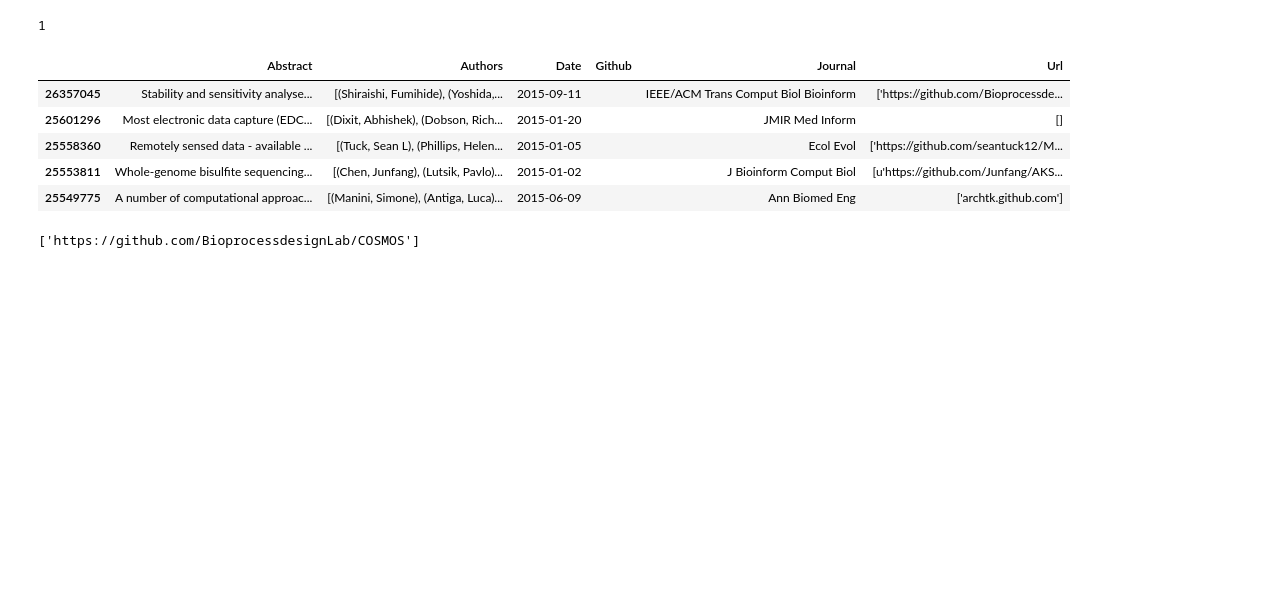
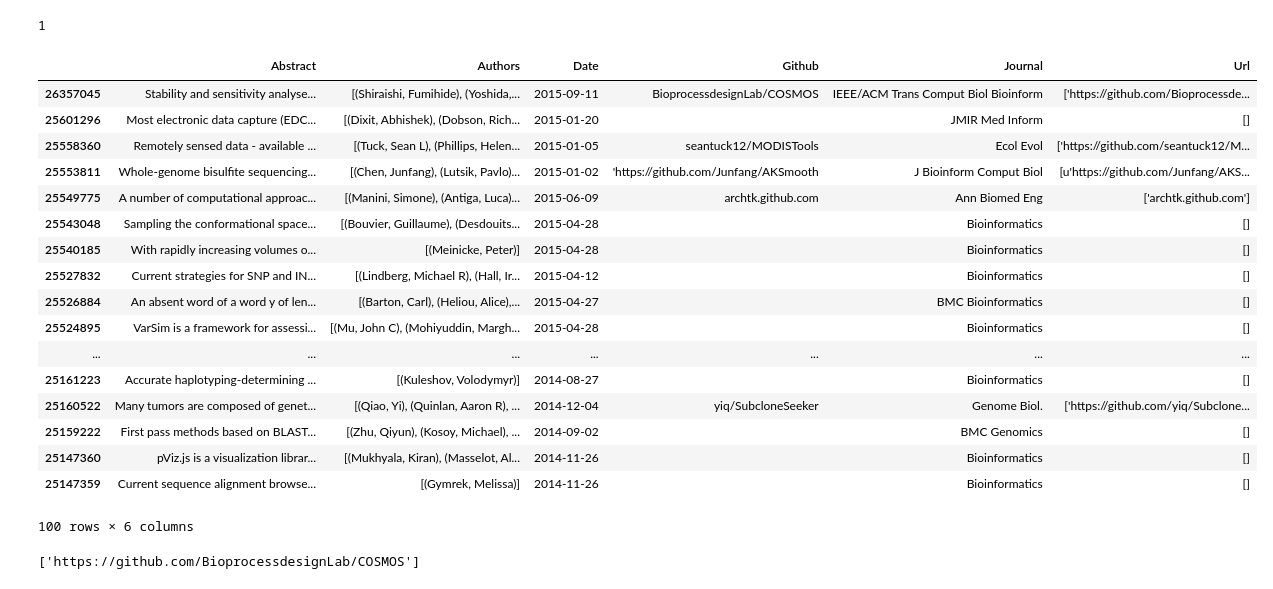
Before and after one commit to kescobo/gender-comp-bio, a Jupyter notebook: src/find_github_repo.ipynb, the cells around one changed output. Drawn from its saved outputs; the diff is of its cells as text; code cells hidden in the pictures; blank space fills up the shorter version.

Commit message:
extracting github project works for all urls of the form https://github.com/project_name

```diff
--- a/src/find_github_repo.ipynb
+++ b/src/find_github_repo.ipynb
@@ -111,9 +111,15 @@ for i in range(0,(len(df.index)-1)):
     abstract = df.iat[i,0]
     try:
         github_url = str(re.findall(github_url_regex, abstract))
-        urlparse(github_url)
-        github_project =
         df.iat[i,5] = github_url
+
+        github_project = urlparse(github_url[2:-2]).path
+
+        if github_project.startswith("/"):
+            github_project = github_project[1:]
+
+
+        df.iat[i,3] = github_project
 
     except:
         except_no = except_no + 1
@@ -125,14 +131,26 @@ print except_no
 # %% [output]
 1
 # %%
-df.head()
+df.head(100)
 # %% [output]
 |  | Abstract | Authors | Date | Github | Journal | Url |
-| 26357045 | Stability and sensitivity analyse... | [(Shiraishi, Fumihide), (Yoshida,... | 2015-09-11 |  | IEEE/ACM Trans Comput Biol Bioinform | ['https://github.com/Bioprocessde... |
+| 26357045 | Stability and sensitivity analyse... | [(Shiraishi, Fumihide), (Yoshida,... | 2015-09-11 | BioprocessdesignLab/COSMOS | IEEE/ACM Trans Comput Biol Bioinform | ['https://github.com/Bioprocessde... |
 | 25601296 | Most electronic data capture (EDC... | [(Dixit, Abhishek), (Dobson, Rich... | 2015-01-20 |  | JMIR Med Inform | [] |
-| 25558360 | Remotely sensed data - available ... | [(Tuck, Sean L), (Phillips, Helen... | 2015-01-05 |  | Ecol Evol | ['https://github.com/seantuck12/M... |
-| 25553811 | Whole-genome bisulfite sequencing... | [(Chen, Junfang), (Lutsik, Pavlo)... | 2015-01-02 |  | J Bioinform Comput Biol | [u'https://github.com/Junfang/AKS... |
-| 25549775 | A number of computational approac... | [(Manini, Simone), (Antiga, Luca)... | 2015-06-09 |  | Ann Biomed Eng | ['archtk.github.com'] |
+| 25558360 | Remotely sensed data - available ... | [(Tuck, Sean L), (Phillips, Helen... | 2015-01-05 | seantuck12/MODISTools | Ecol Evol | ['https://github.com/seantuck12/M... |
+| 25553811 | Whole-genome bisulfite sequencing... | [(Chen, Junfang), (Lutsik, Pavlo)... | 2015-01-02 | 'https://github.com/Junfang/AKSmooth | J Bioinform Comput Biol | [u'https://github.com/Junfang/AKS... |
+| 25549775 | A number of computational approac... | [(Manini, Simone), (Antiga, Luca)... | 2015-06-09 | archtk.github.com | Ann Biomed Eng | ['archtk.github.com'] |
+| 25543048 | Sampling the conformational space... | [(Bouvier, Guillaume), (Desdouits... | 2015-04-28 |  | Bioinformatics | [] |
+| 25540185 | With rapidly increasing volumes o... | [(Meinicke, Peter)] | 2015-04-28 |  | Bioinformatics | [] |
+| 25527832 | Current strategies for SNP and IN... | [(Lindberg, Michael R), (Hall, Ir... | 2015-04-12 |  | Bioinformatics | [] |
+| 25526884 | An absent word of a word y of len... | [(Barton, Carl), (Heliou, Alice),... | 2015-04-27 |  | BMC Bioinformatics | [] |
+| 25524895 | VarSim is a framework for assessi... | [(Mu, John C), (Mohiyuddin, Margh... | 2015-04-28 |  | Bioinformatics | [] |
+| ... | ... | ... | ... | ... | ... | ... |
+| 25161223 | Accurate haplotyping-determining ... | [(Kuleshov, Volodymyr)] | 2014-08-27 |  | Bioinformatics | [] |
+| 25160522 | Many tumors are composed of genet... | [(Qiao, Yi), (Quinlan, Aaron R), ... | 2014-12-04 | yiq/SubcloneSeeker | Genome Biol. | ['https://github.com/yiq/Subclone... |
+| 25159222 | First pass methods based on BLAST... | [(Zhu, Qiyun), (Kosoy, Michael), ... | 2014-09-02 |  | BMC Genomics | [] |
+| 25147360 | pViz.js is a visualization librar... | [(Mukhyala, Kiran), (Masselot, Al... | 2014-11-26 |  | Bioinformatics | [] |
+| 25147359 | Current sequence alignment browse... | [(Gymrek, Melissa)] | 2014-11-26 |  | Bioinformatics | [] |
+100 rows × 6 columns
 # %%
 test = str(df.iat[0,5])
 print test
```
Also changed, not shown: parts of 1 cell of this notebook.
